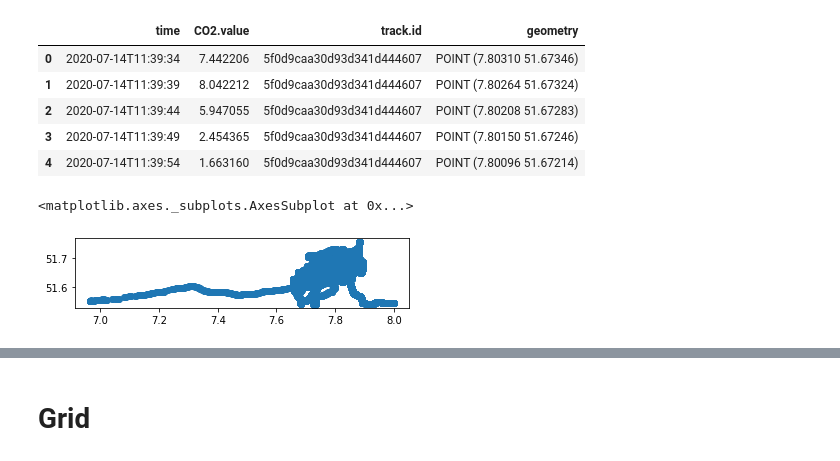
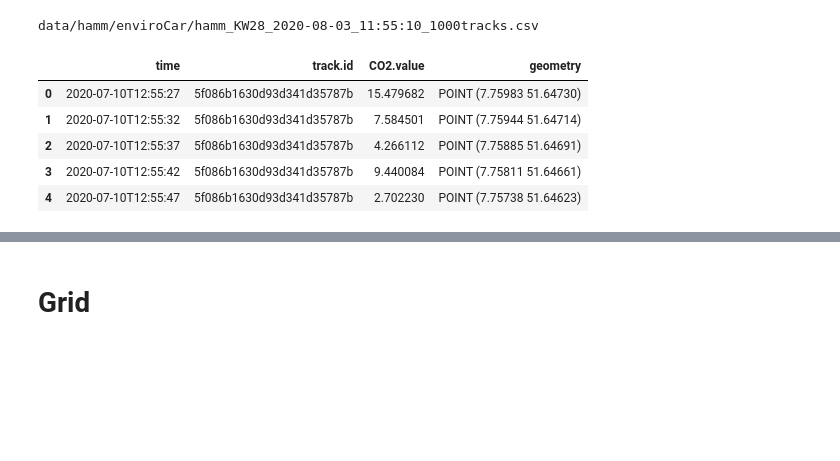
Before and after one commit to MartinPontius/CITRAM-HotspotAnalysis, a Jupyter notebook: hotspot_hamm.ipynb, the cells around one changed output, grey strips where cells are left out. Saved outputs shown, nothing was run; the diff lists cells and outputs as text; code cells hidden in the pictures; blank space fills up the shorter version.

```diff
--- a/hotspot_hamm.ipynb
+++ b/hotspot_hamm.ipynb
@@ -57,48 +50,28 @@ co2_grid_folium - GeoDataFrame containing aggregated CO2 values for each cell in
 # %%
-## Krefeld, Chemnitz, Hamm
+# Get filename
+filepath = "data/hamm/enviroCar/"
+filepattern = "hamm_KW28" # "hamm_complete", "hamm_reduced", "hamm_KW28/29/30/31"
 
-## Hamm
-xmin = 7.720
-xmax = 7.871
-ymin = 51.643
-ymax = 51.710
-#xmin = 7.778320312499999
-#xmax = 7.854881286621094
-#ymin = 51.661801751618064
-#ymax = 51.698097536240525
-bbox = BboxSelector([xmin, ymin, xmax, ymax])
+for file in os.listdir(filepath):
+    if re.search(filepattern, file) != None:
+        filename_in = os.path.join(filepath, file)
+        print(filename_in)
+        break
 
-## Request from api
-#track_df = track_api.get_tracks(bbox=bbox, num_results=500) # requesting 500 tracks inside the bbox
-#track_df.to_csv("data/hamm/hamm.csv")
-
-## Read from file
+# Read from file
 columns = ['track.id','time','geometry','CO2.value']
-# Pandas dataframe
-track_df_pd = pd.read_csv("data/hamm/hamm.csv", usecols=columns)
+track_df_pd = pd.read_csv(filename_in, usecols=columns)
 # Convert to Geopandas dataframe
 geometry = track_df_pd['geometry'].map(shapely.wkt.loads)
 track_df_pd = track_df_pd.drop('geometry', axis=1)
 track_df = gpd.GeoDataFrame(track_df_pd, crs="EPSG:4326", geometry=geometry)
 
 track_df.head()
 # %% [output]
+data/hamm/enviroCar/hamm_KW28_2020-08-03_11:55:10_1000tracks.csv
-|  | time | CO2.value | track.id | geometry |
-| 0 | 2020-07-14T11:39:34 | 7.442206 | 5f0d9caa30d93d341d444607 | POINT (7.80310 51.67346) |
-| 1 | 2020-07-14T11:39:39 | 8.042212 | 5f0d9caa30d93d341d444607 | POINT (7.80264 51.67324) |
-| 2 | 2020-07-14T11:39:44 | 5.947055 | 5f0d9caa30d93d341d444607 | POINT (7.80208 51.67283) |
-| 3 | 2020-07-14T11:39:49 | 2.454365 | 5f0d9caa30d93d341d444607 | POINT (7.80150 51.67246) |
-| 4 | 2020-07-14T11:39:54 | 1.663160 | 5f0d9caa30d93d341d444607 | POINT (7.80096 51.67214) |
+|  | time | track.id | CO2.value | geometry |
+| 0 | 2020-07-10T12:55:27 | 5f086b1630d93d341d35787b | 15.479682 | POINT (7.75983 51.64730) |
+| 1 | 2020-07-10T12:55:32 | 5f086b1630d93d341d35787b | 7.584501 | POINT (7.75944 51.64714) |
+| 2 | 2020-07-10T12:55:37 | 5f086b1630d93d341d35787b | 4.266112 | POINT (7.75885 51.64691) |
+| 3 | 2020-07-10T12:55:42 | 5f086b1630d93d341d35787b | 9.440084 | POINT (7.75811 51.64661) |
+| 4 | 2020-07-10T12:55:47 | 5f086b1630d93d341d35787b | 2.702230 | POINT (7.75738 51.64623) |
-# %%
-## Plot all tracks
-bboxpoly = Polygon([(xmin, ymin,),
-                    (xmax, ymin),
-                    (xmax, ymax),
-                    (xmin, ymax)])
-bboxpoly_gdf = gpd.GeoDataFrame([1],geometry=[bboxpoly])
-
-base = bboxpoly_gdf.plot(color='white', edgecolor='red')
-track_df.plot(ax=base)
-# %% [output]
-<matplotlib.axes._subplots.AxesSubplot at 0x...>
-[figure, removed]
```
Also changed, not shown: parts of 20 cells of this notebook, 3 other files.
